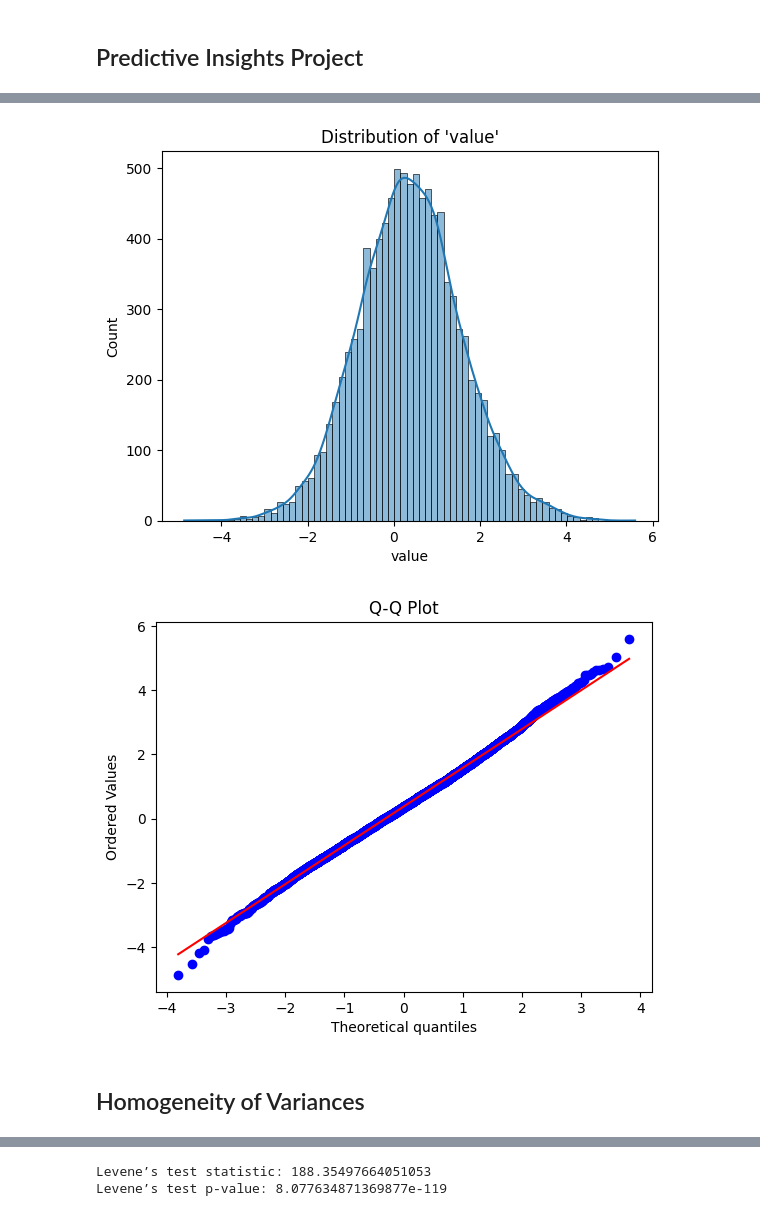
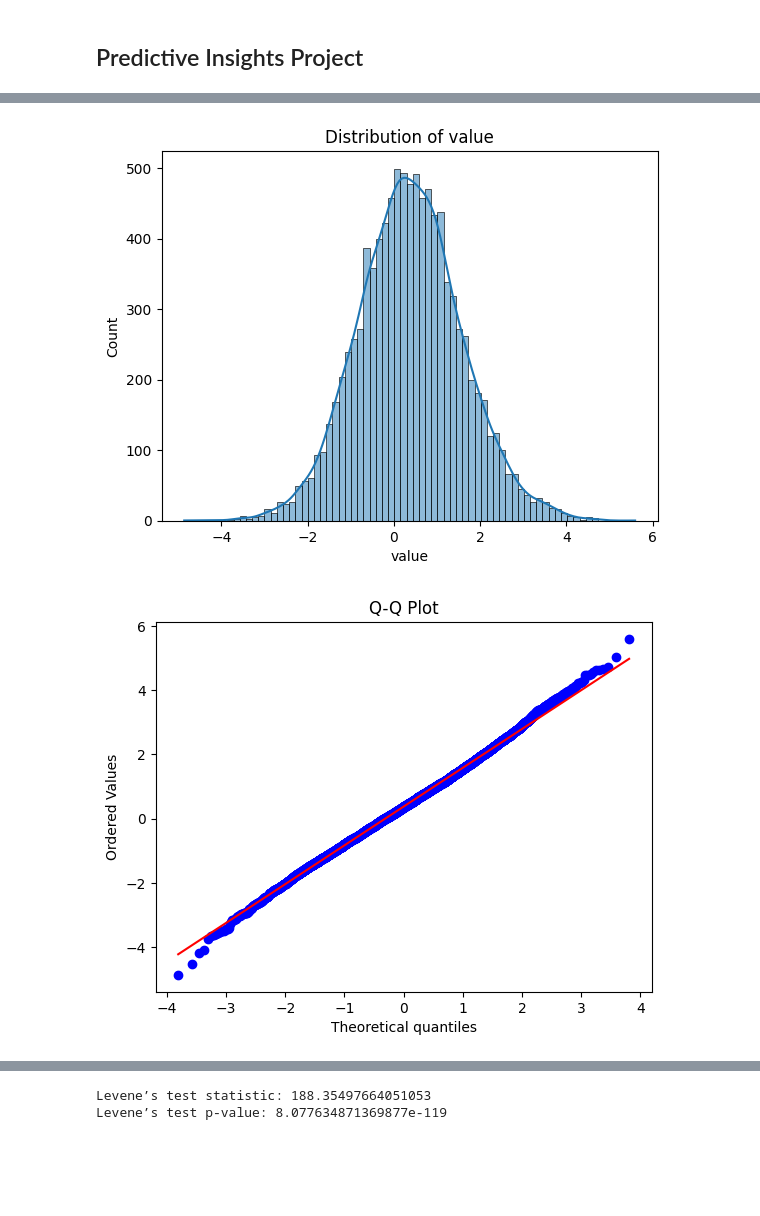
Before and after one commit to Patric-Ramz/PredictiveInsightsProject, a Jupyter notebook: EmployeeProject.ipynb, the cells around one changed output, grey strips where cells are left out. Cells and saved outputs as stored; diff of their text form; code cells hidden in the pictures; blank space fills up the shorter version.

```diff
--- a/EmployeeProject.ipynb
+++ b/EmployeeProject.ipynb
@@ -55,17 +74,15 @@ dtype: int64
 # %%
 # Histogram and Q-Q plot to check for normality in 'value'
 
 # Histogram
 sns.histplot(df['value'], kde=True)
-plt.title("Distribution of 'value'")
+plt.title("Distribution of value")
 plt.show()
 
 # Q-Q plot
 stats.probplot(df['value'], dist="norm", plot=plt)
 plt.title("Q-Q Plot")
 plt.show()
 # %% [output]
-[figure, old version]
+[figure, new version]
 [figure]
-# %% [markdown]
-## Homogeneity of Variances
```
Also changed, not shown: parts of 22 cells of this notebook.
